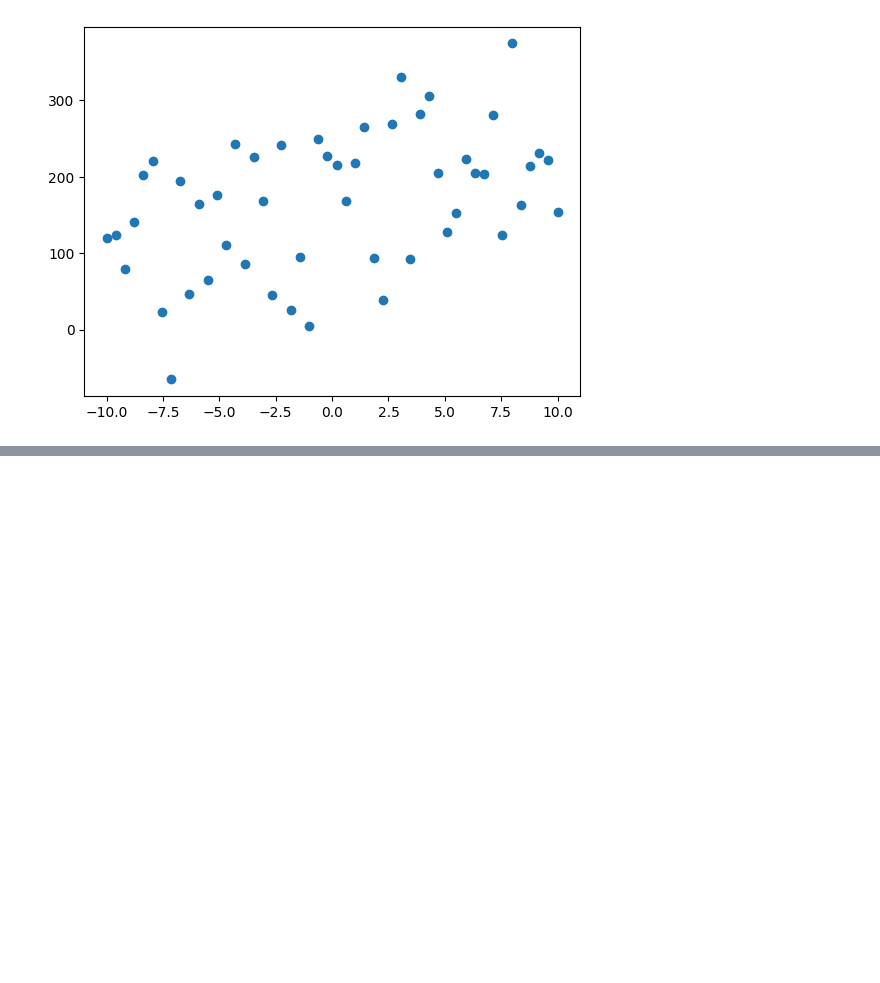
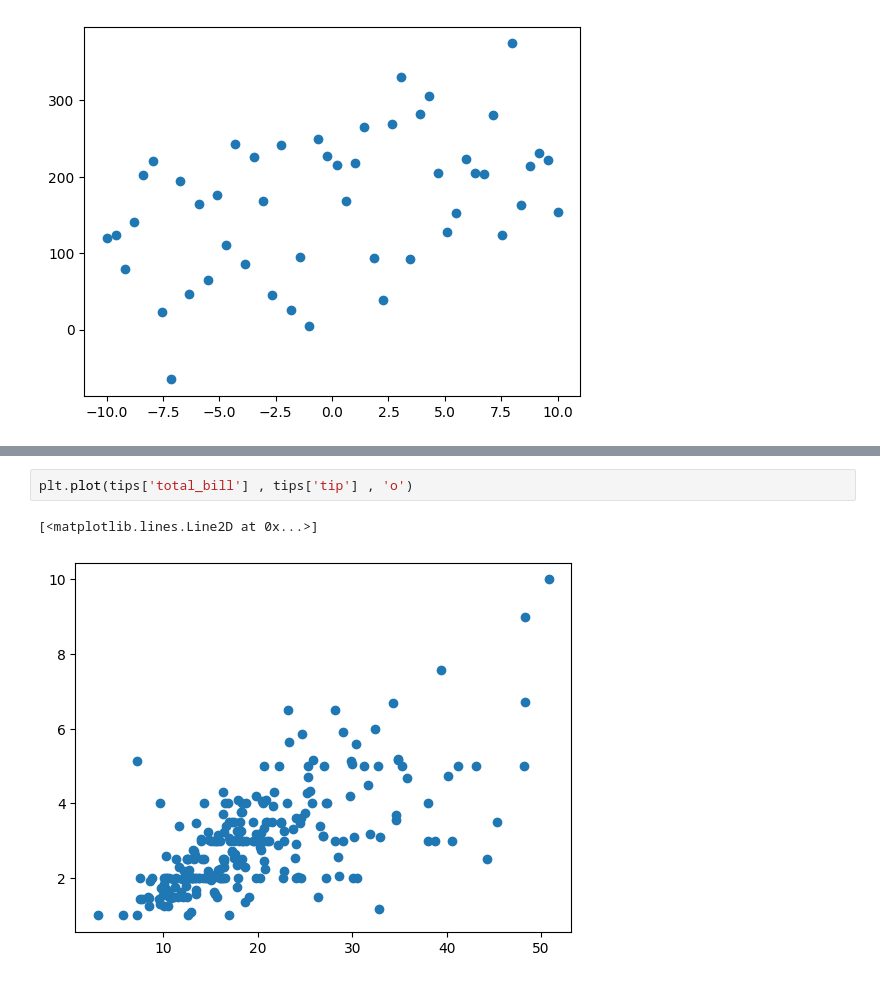
Before and after one commit to pranavsirsufale/attendance_system, a Jupyter notebook: pythoncode/visualization_python.ipynb, the cells around one changed output, grey strips where cells are left out. Drawn from its saved outputs; the diff is of its cells as text; blank space fills up the shorter version.

```diff
--- a/pythoncode/visualization_python.ipynb
+++ b/pythoncode/visualization_python.ipynb
@@ -261,0 +304,5 @@ plt.scatter(x, y)
+# %%
+plt.plot(tips['total_bill'] , tips['tip'] , 'o')
+# %% [output]
+[<matplotlib.lines.Line2D at 0x...>]
+[figure, added]
```
Also changed, not shown: parts of 5 cells of this notebook.
